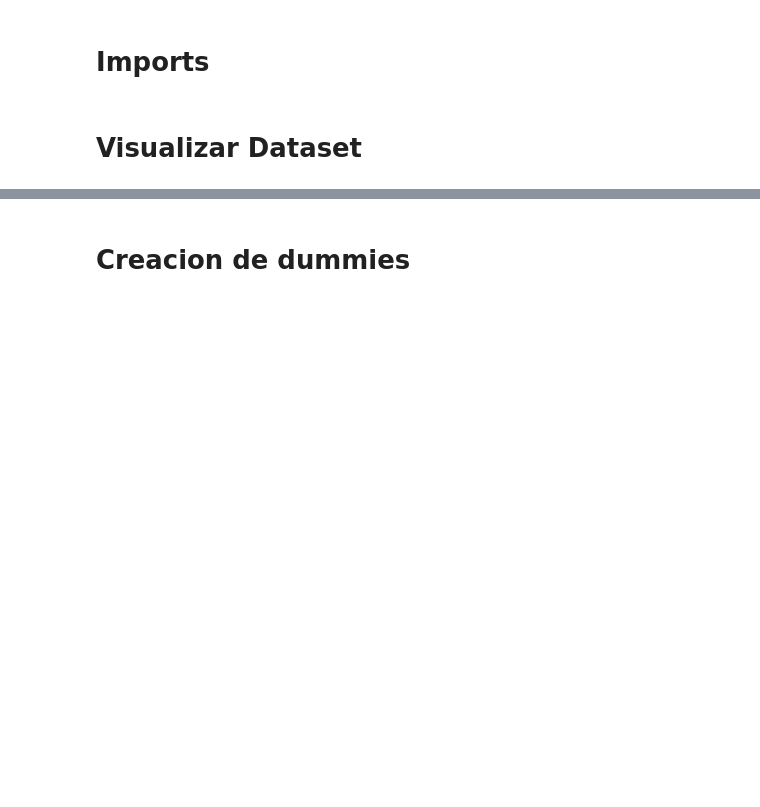
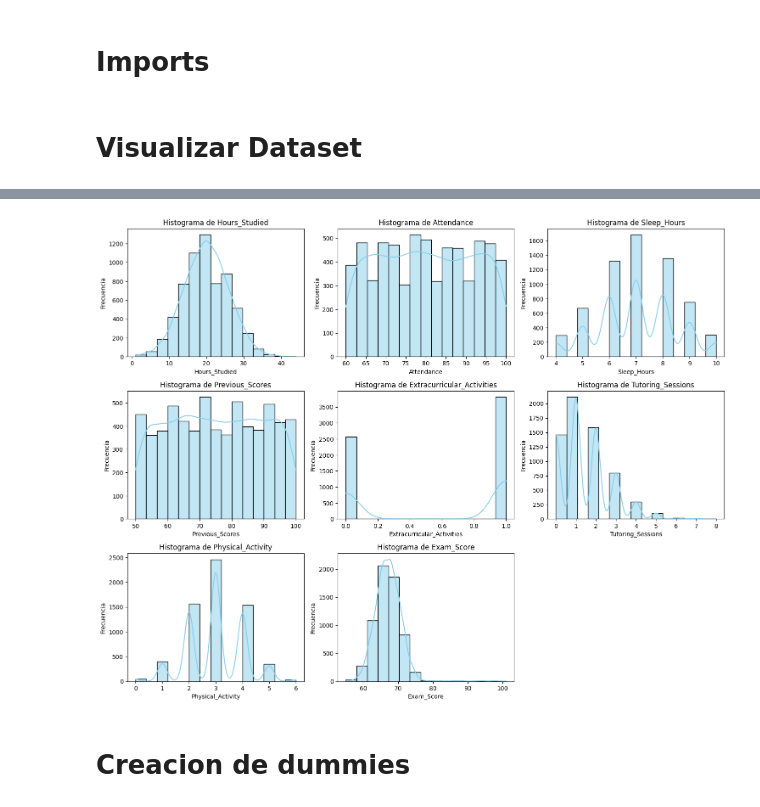
Before and after one commit to MatiasdeBuren/Final-Modelos-y-Simulacion, a Jupyter notebook: modelosFinal.ipynb, the cells around one changed output, grey strips where cells are left out. Saved outputs shown, nothing was run; the diff lists cells and outputs as text; code cells hidden in the pictures; blank space fills up the shorter version.

```diff
--- a/modelosFinal.ipynb
+++ b/modelosFinal.ipynb
@@ -68,3 +79,26 @@ KeyboardInterrupt:
+# %%
+# Lista de variables continuas
+continous_columns = [
+    'Hours_Studied', 'Attendance', 'Sleep_Hours', 'Previous_Scores',
+    'Tutoring_Sessions', 'Physical_Activity',
+    'Exam_Score'
+]
+
+# Crear gráficos
+plt.figure(figsize=(15, 15))
+
+# Generar un histograma para cada variable continua
+for i, column in enumerate(continous_columns, 1):
+    plt.subplot(4, 3, i)  # Gráfico 4 filas, 3 columnas
+    sns.histplot(dataset[column], kde=True, bins=15, color='skyblue')  # histograma con kde (curva de densidad)
+    plt.title(f'Histograma de {column}')
+    plt.xlabel(column)
+    plt.ylabel('Frecuencia')
+
+plt.tight_layout()
+plt.show()
+# %% [output]
+[figure, added]
 # %% [markdown]
 # Creacion de dummies
 # %%
```
Also changed, not shown: parts of 4 cells of this notebook.
